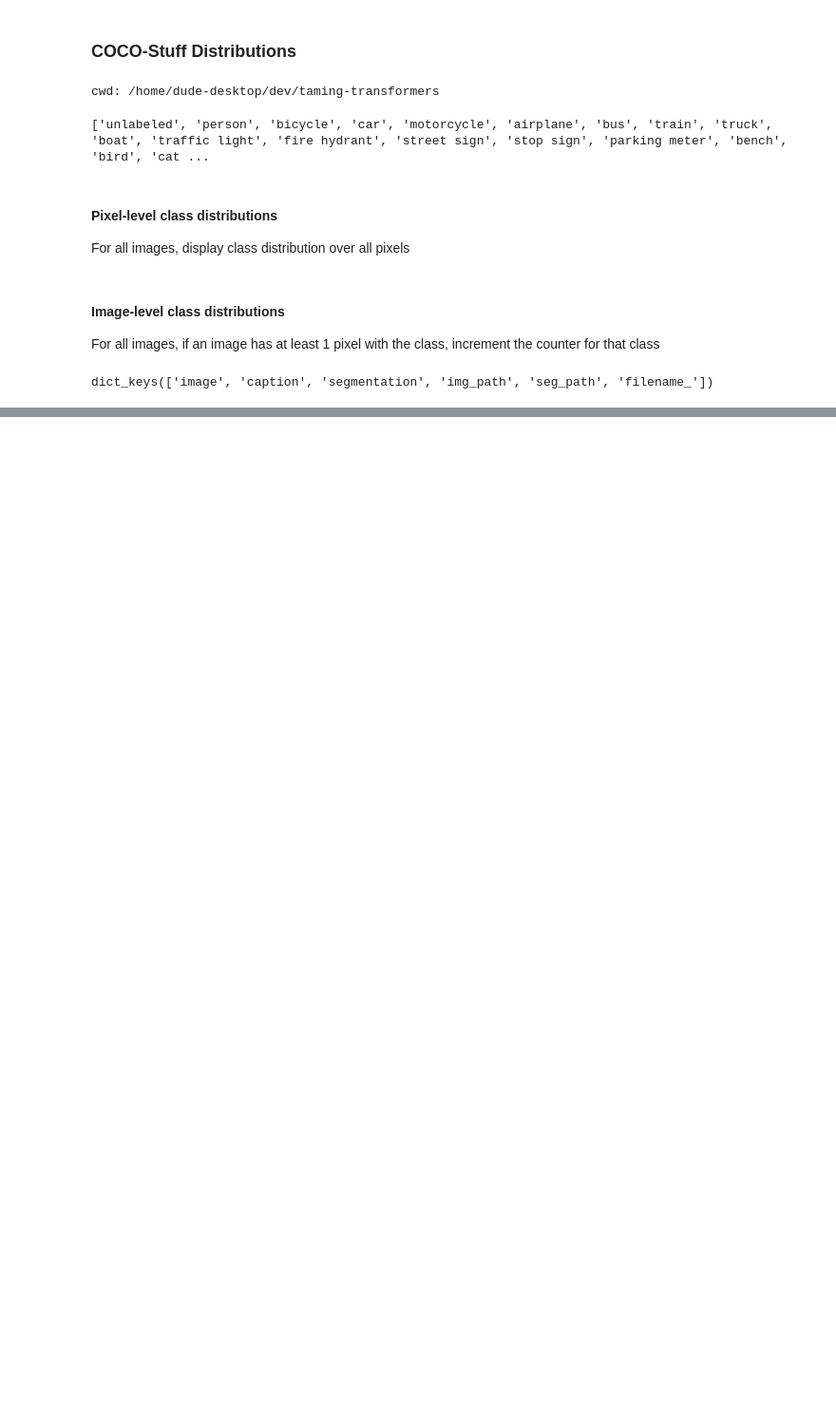
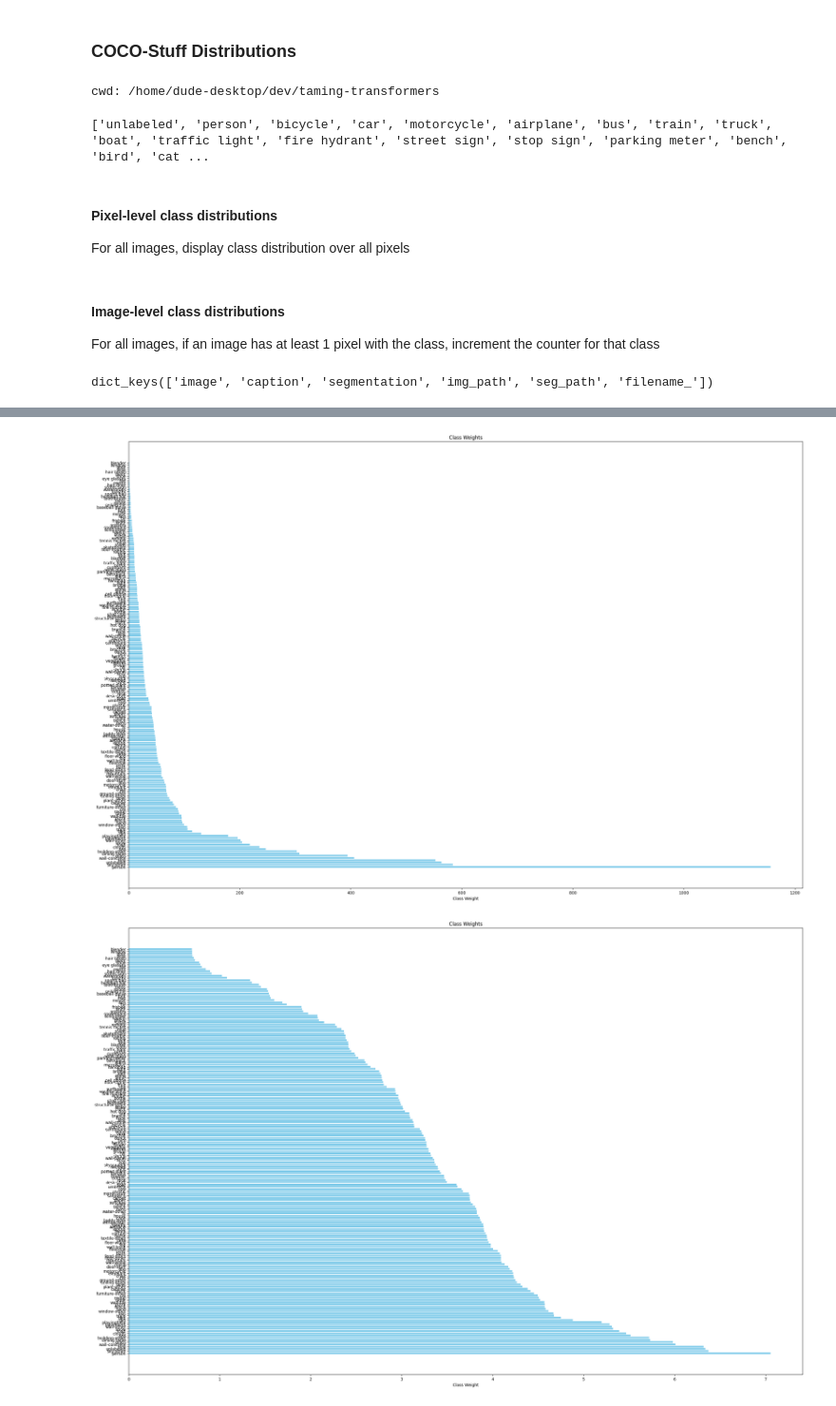
Before and after one commit to Sean-McConnachie/semantic-vae-loss-comparison, a Jupyter notebook: analysis/coco_distribution.ipynb, the cells around one changed output, grey strips where cells are left out. Shown at 95% size. Cells and saved outputs as stored; diff of their text form; code cells hidden in the pictures; blank space fills up the shorter version.

```diff
--- a/analysis/coco_distribution.ipynb
+++ b/analysis/coco_distribution.ipynb
@@ -126,0 +138,34 @@ plot_distribution(val_class_counts, val_total_pixels, labels, "Validation Set Pi
+# %%
+def write_yaml_class_weights_norm(class_counts, total_pixels, labels, filename):
+    class_frequencies = class_counts / total_pixels
+    # normalize so minimum weight is 1
+    class_freq_norm = class_frequencies / class_frequencies.min()
+    with open(filename, "w") as f:
+        f.write("class_weights: {}".format(class_freq_norm.tolist()))
+    return class_freq_norm
+
+def write_yaml_log_class_weights_norm(class_counts, total_pixels, labels, filename):
+    class_frequencies = class_counts / total_pixels
+    # normalize so minimum weight is 1
+    class_freq_norm = class_frequencies / class_frequencies.min()
+    class_freq_log_norm = np.log(class_freq_norm + 1)
+    with open(filename, "w") as f:
+        f.write("class_weights: {}".format(class_freq_log_norm.tolist()))
+    return class_freq_log_norm
+
+def plot_class_weights(class_weights):
+    sorted_indices = np.argsort(class_weights)[::-1]
+    sorted_weights = class_weights[sorted_indices]
+    sorted_labels = [labels[i] for i in sorted_indices]
+
+    plt.figure(figsize=(30, 20))
+    plt.barh(sorted_labels, sorted_weights, color='skyblue')
+    plt.xlabel('Class Weight')
+    plt.title('Class Weights')
+    plt.show()
+
+plot_class_weights(write_yaml_class_weights_norm(train_class_counts, train_total_pixels, labels, "analysis/coco_class_weights_norm.yaml"))
+plot_class_weights(write_yaml_log_class_weights_norm(train_class_counts, train_total_pixels, labels, "analysis/coco_class_weights_log_norm.yaml"))
+# %% [output]
+[figure, added]
+[figure, added]
```
Also changed, not shown: parts of 6 cells of this notebook, 6 other files.
